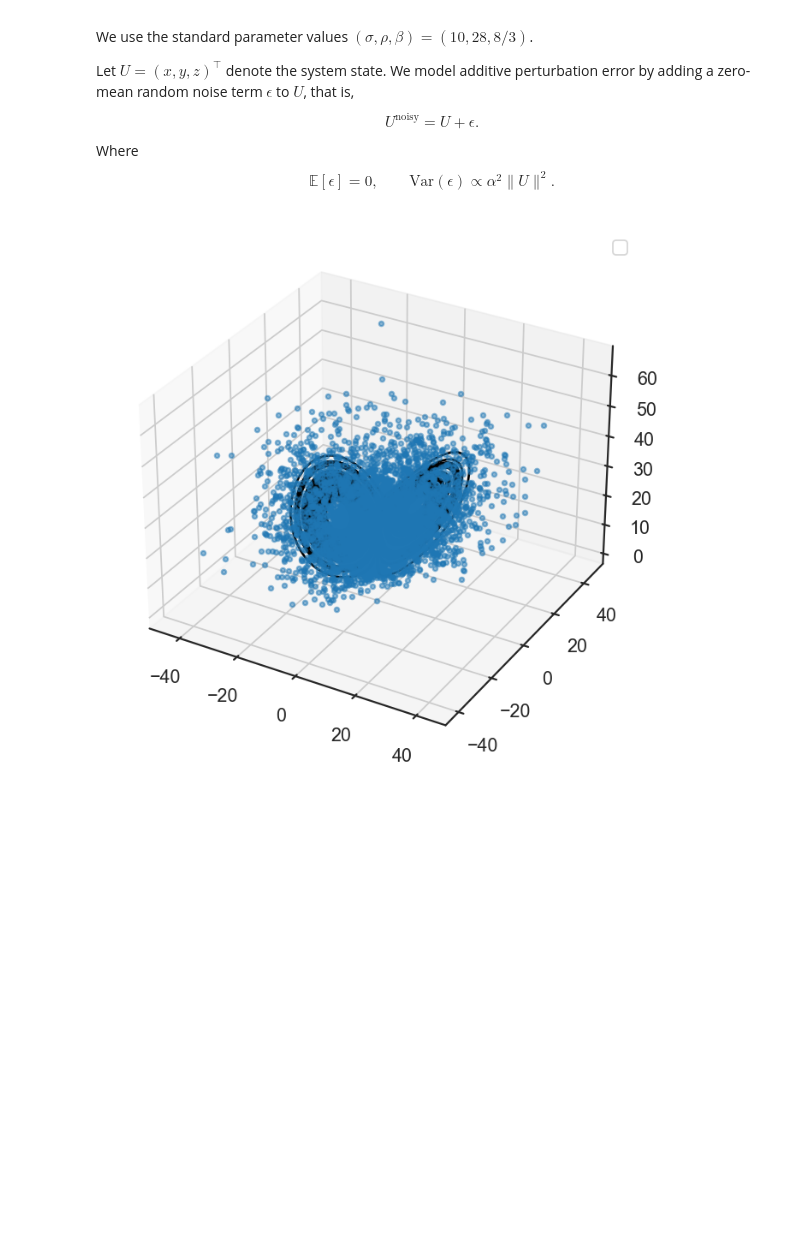
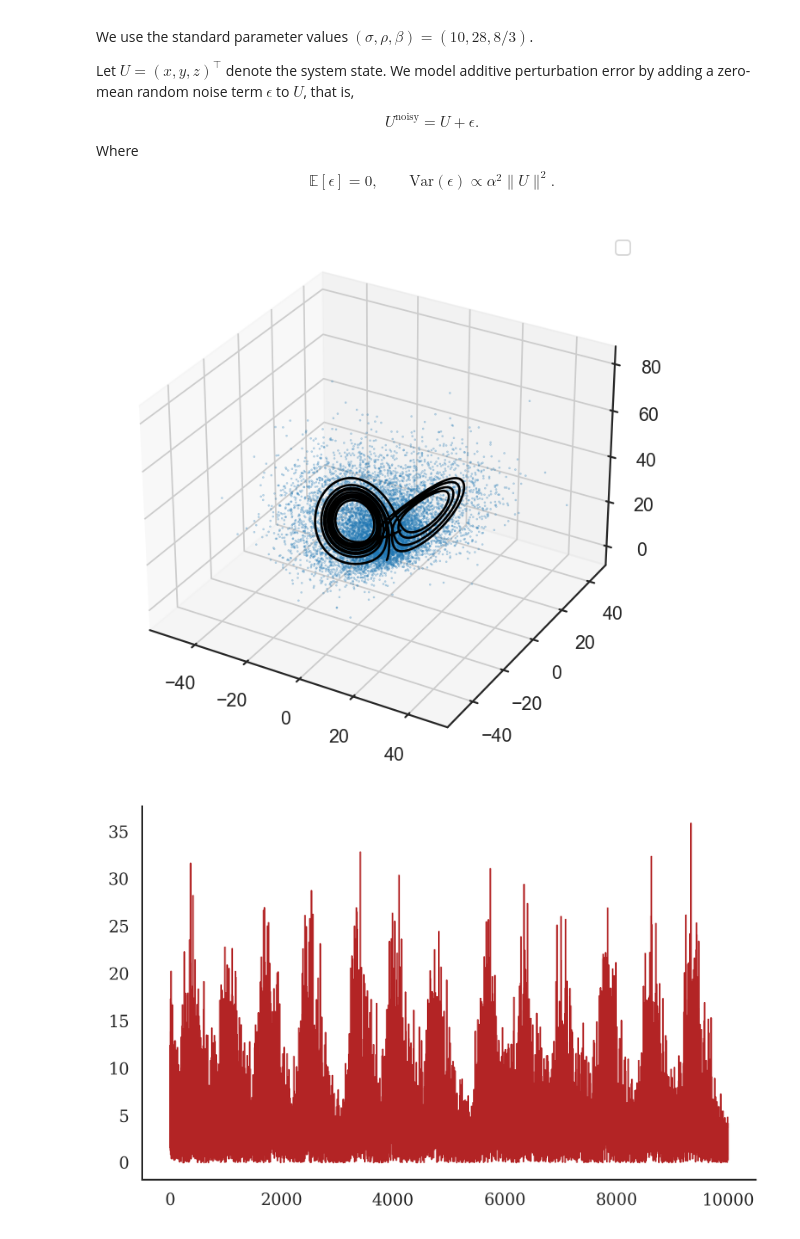
Before and after one commit to filippozacchei/WLS-Sindy, a Jupyter notebook: examples/lorenz/part2.ipynb, the cells around one changed output. Cells and saved outputs as stored; diff of their text form; code cells hidden in the pictures; blank space fills up the shorter version.

```diff
--- a/examples/lorenz/part2.ipynb
+++ b/examples/lorenz/part2.ipynb
@@ -45,18 +62,20 @@ $$
 $$
 # %%
 from mfsindy.cases.lorenz import generate_lorenz_trajectory
-from mfsindy.cases.lorenz_plots import plot_trajectories
+from mfsindy.cases.lorenz_plots import plot_trajectories_additive_noise, plot_residuals
 
-y0 = np.array([10.0,10.0,30.0])
+y0 = np.array([10.0,-10.0,30.0])
 _, X_true, _ = generate_lorenz_trajectory(
     y0=y0,
     noise_level=0.0,
     seed=0,
-    T=50
+    T=10
 )
-plot_trajectories(x_true=X_true[::10],alpha=0.25)
+X_noisy = plot_trajectories_additive_noise(x_true=X_true,alpha=0.25)
+plot_residuals(x_true=X_true, x_noisy=X_noisy)
 # %% [output]
-[figure, old version]
+[figure, new version]
+[figure, added]
 # %%
 # ---------------------------------------------------------------------
 # Configuration and experiment
```
Also changed, not shown: parts of 4 cells of this notebook, 5 other files.
